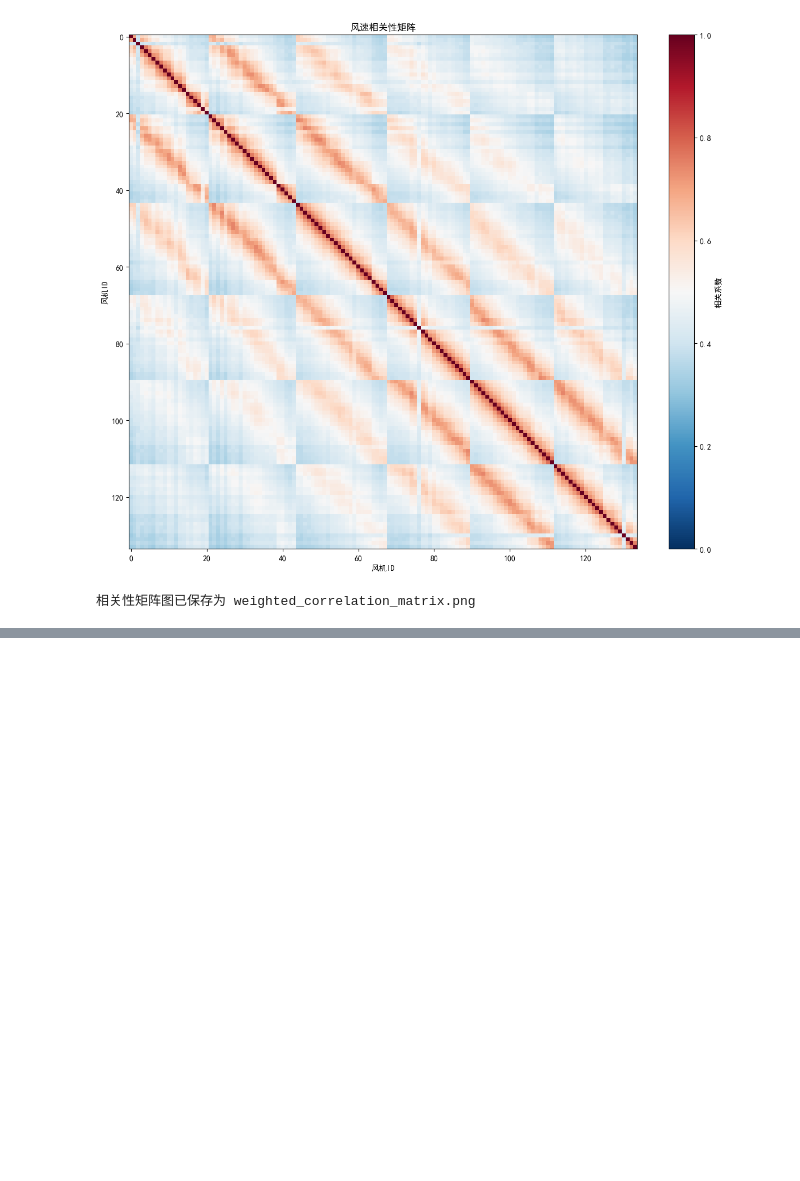
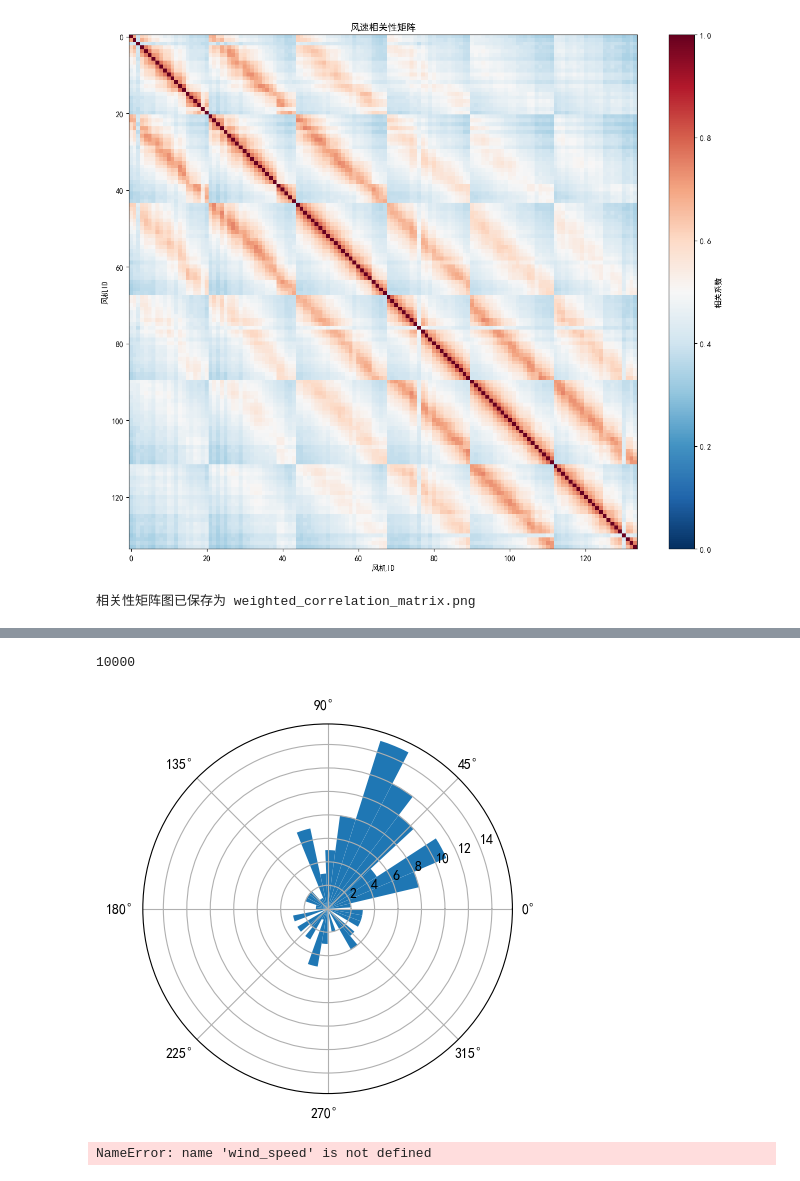
Before and after one commit to yellow378/WindSpeedForecasting, a Jupyter notebook: analysis/graph/1_correlation/correlation.ipynb, the cells around one changed output, grey strips where cells are left out. Saved outputs shown, nothing was run; the diff lists cells and outputs as text; code cells hidden in the pictures; blank space fills up the shorter version.

```diff
--- a/analysis/graph/1_correlation/correlation.ipynb
+++ b/analysis/graph/1_correlation/correlation.ipynb
@@ -320,0 +325,4 @@ np.savez("weighted_correlation_matrices.npz", original=weighted_corr)
+# %%
+wind_speed = load_wind_speed_data("/mnt/EDisk/projects/WindSeedForecasting/Time-Series-Library/dataset/spatial_wind",feature_col="Wspd")
+original_Ndir = load_wind_speed_data("/mnt/EDisk/projects/WindSeedForecasting/Time-Series-Library/dataset/spatial_wind",feature_col="Ndir")
+original_Wdir = load_wind_speed_data("/mnt/EDisk/projects/WindSeedForecasting/Time-Series-Library/dataset/spatial_wind",feature_col="Wdir")
@@ -320,0 +341,2 @@ np.savez("weighted_correlation_matrices.npz", original=weighted_corr)
+# %%
+wind_direction = (original_Ndir - original_Wdir + 360) % 360
@@ -320,0 +453,15 @@ np.savez("weighted_correlation_matrices.npz", original=weighted_corr)
+# %%
+# 绘制风向玫瑰图
+def plot_wind_rose(wind_dir, wind_speed):
+    import matplotlib.pyplot as plt
+    fig, ax = plt.subplots(subplot_kw={'projection': 'polar'})
+    ax.hist(np.deg2rad(wind_dir), bins=36)
+    plt.show()
+
+# 检查某个时刻所有风机的风向分布
+t=10000
+print(t)
+plot_wind_rose(wind_direction[:, t], wind_speed[:, t])
+# %% [output]
+10000
+[figure, added]
@@ -320,0 +521,7 @@ np.savez("weighted_correlation_matrices.npz", original=weighted_corr)
+# %%
+sector_wind_speed_corr,n_samples = compute_sector_spearman_correlation(wind_speed, sectors)
+print_correlation_stats(sector_wind_speed_corr[0])
+visualize_correlation_matrix(sector_wind_speed_corr[0], save_path="sector_wind_speed_corr.png")
+np.savez("sector_wind_speed_corr.npz", original=sector_wind_speed_corr)
+# %% [output]
+NameError: name 'wind_speed' is not defined
```
Also changed, not shown: parts of 7 cells of this notebook, 6 other files.
